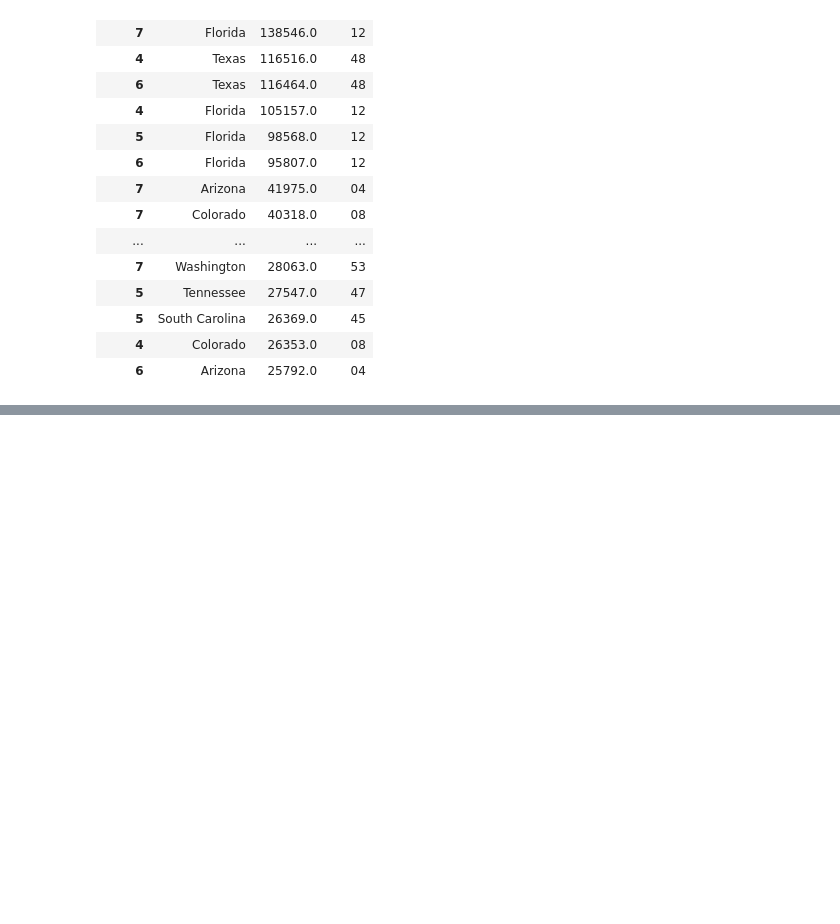
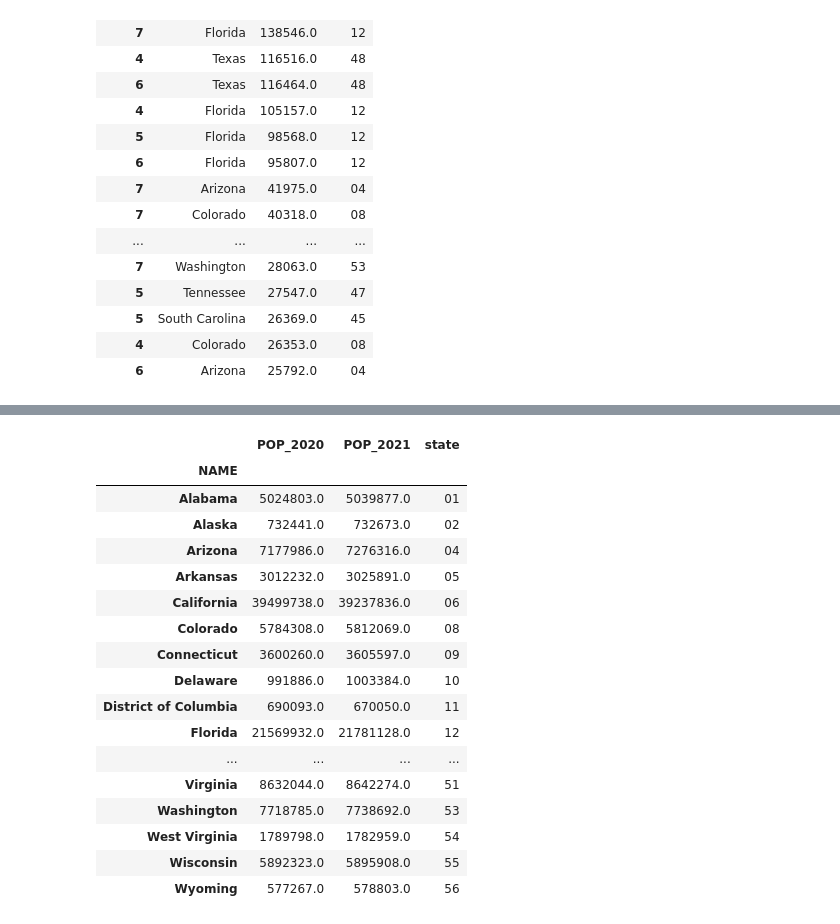
Before and after one commit to megangoode3/Group_Project_1, a Jupyter notebook: Census_data/state_population_comp.ipynb, the cells around one changed output, grey strips where cells are left out. Cells and saved outputs as stored; diff of their text form; code cells hidden in the pictures; blank space fills up the shorter version.

```diff
--- a/Census_data/state_population_comp.ipynb
+++ b/Census_data/state_population_comp.ipynb
@@ -145,0 +227,36 @@ pop_2015_df
+# %%
+# Get the population for each state in 2020 and 2021
+base_url_2021 = "https://api.census.gov/data/2021/pep/population?get=NAME,POP_2020,POP_2021"
+key = "&key=" + census_key
+all_states = "&for=state:*"
+response = requests.get(base_url_2021 + all_states + key).json()
+# Put the data into a dataframe
+pop_2021 = pd.DataFrame(response)
+# Rename the columns and set the index
+pop_2021_df = pop_2021.rename(columns=pop_2021.iloc[0]).drop(pop_2021.index[0])
+# change the order to alphabetical by state name
+pop_2021_df = pop_2021_df.sort_values(by="NAME")
+pop_2021_df = pop_2021_df.set_index("NAME")
+# convert POP_2020 and POP_2021 columns to a float
+pop_2021_df["POP_2020"] = pop_2021_df["POP_2020"].astype(float)
+pop_2021_df["POP_2021"] = pop_2021_df["POP_2021"].astype(float)
+pop_2021_df
+# %% [output]
+|  | POP_2020 | POP_2021 | state |
+| NAME |  |  |  |
+| Alabama | 5024803.0 | 5039877.0 | 01 |
+| Alaska | 732441.0 | 732673.0 | 02 |
+| Arizona | 7177986.0 | 7276316.0 | 04 |
+| Arkansas | 3012232.0 | 3025891.0 | 05 |
+| California | 39499738.0 | 39237836.0 | 06 |
+| Colorado | 5784308.0 | 5812069.0 | 08 |
+| Connecticut | 3600260.0 | 3605597.0 | 09 |
+| Delaware | 991886.0 | 1003384.0 | 10 |
+| District of Columbia | 690093.0 | 670050.0 | 11 |
+| Florida | 21569932.0 | 21781128.0 | 12 |
+| ... | ... | ... | ... |
+| Virginia | 8632044.0 | 8642274.0 | 51 |
+| Washington | 7718785.0 | 7738692.0 | 53 |
+| West Virginia | 1789798.0 | 1782959.0 | 54 |
+| Wisconsin | 5892323.0 | 5895908.0 | 55 |
+| Wyoming | 577267.0 | 578803.0 | 56 |
```
Also changed, not shown: parts of 6 cells of this notebook.
